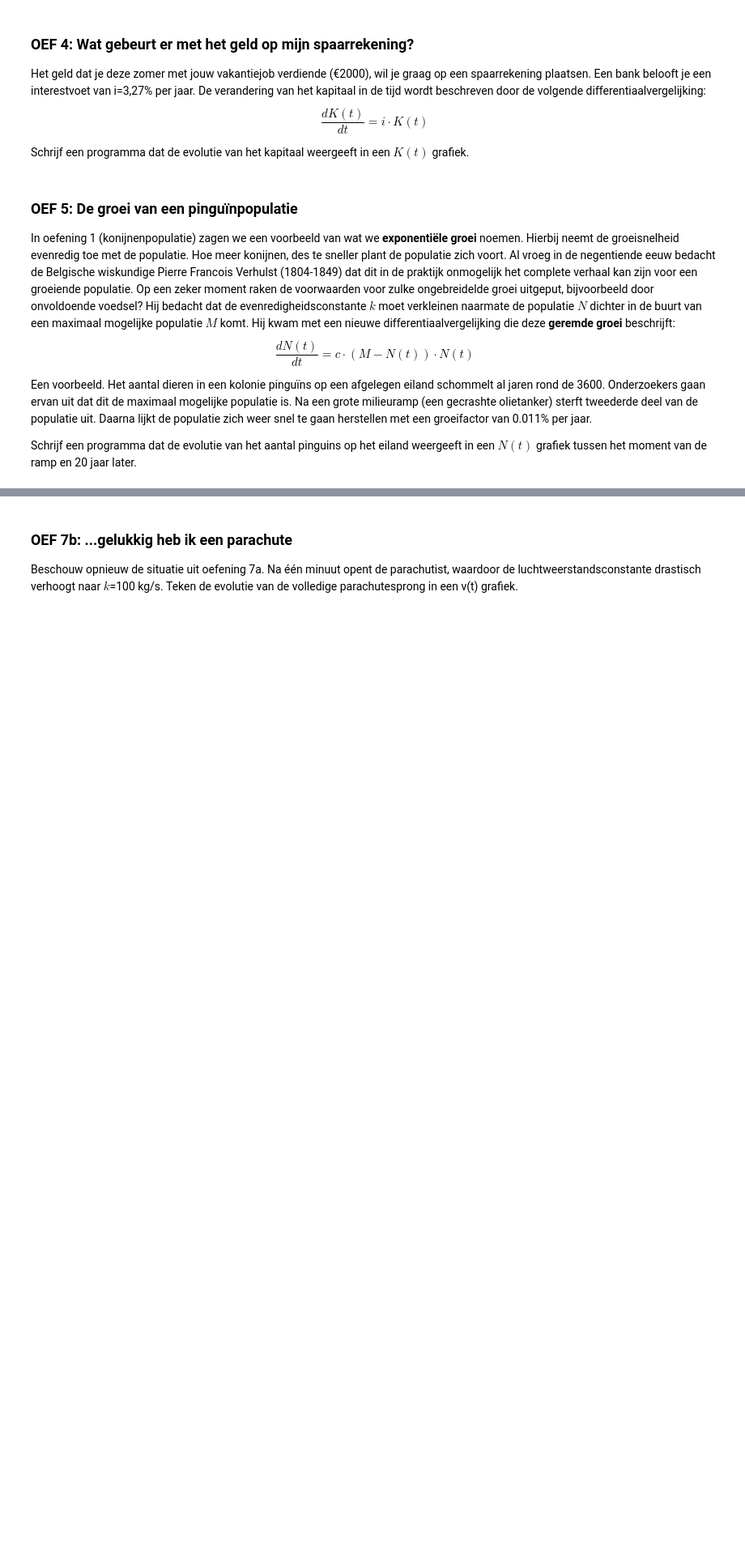
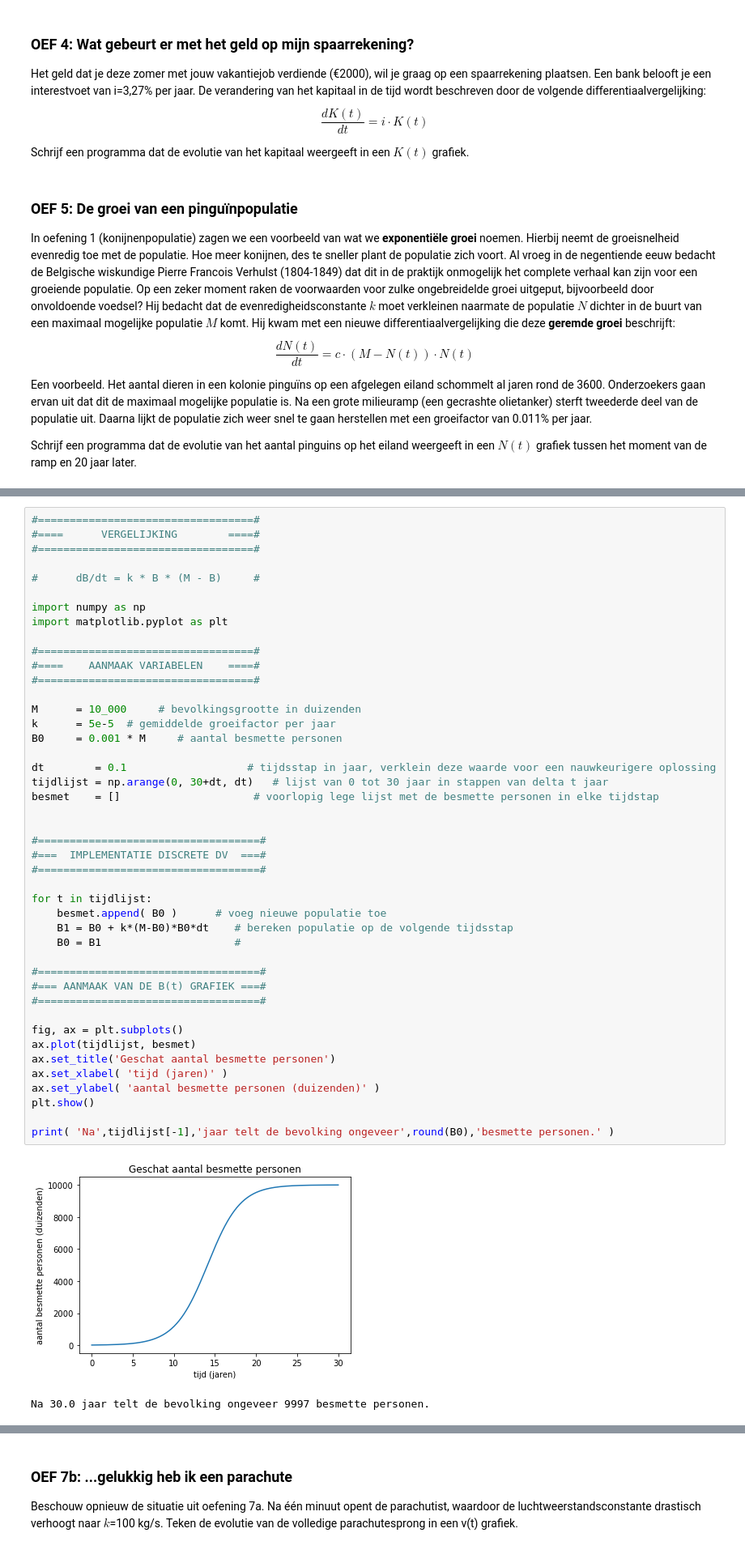
Before and after one commit to jonasvdw/IW_Teams, a Jupyter notebook: notebooks/P6_project1_differentiaalvergelijkingen-opl.ipynb, the cells around one changed output, grey strips where cells are left out. Shown: that part at 81% size. Cells and saved outputs as stored; diff of their text form; blank space fills up the shorter version.

```diff
--- a/notebooks/P6_project1_differentiaalvergelijkingen-opl.ipynb
+++ b/notebooks/P6_project1_differentiaalvergelijkingen-opl.ipynb
@@ -444,0 +450,47 @@ In een land met een bevolkingsgrootte van 10 miljoen breekt een besmettelijke zi
+# %%
+#==================================#
+#====      VERGELIJKING        ====#
+#==================================#
+
+#      dB/dt = k * B * (M - B)     #
+
+import numpy as np
+import matplotlib.pyplot as plt
+
+#==================================#
+#====    AANMAAK VARIABELEN    ====#
+#==================================#
+
+M      = 10_000     # bevolkingsgrootte in duizenden
+k      = 5e-5  # gemiddelde groeifactor per jaar
+B0     = 0.001 * M     # aantal besmette personen
+
+dt        = 0.1                   # tijdsstap in jaar, verklein deze waarde voor een nauwkeurigere oplossing
+tijdlijst = np.arange(0, 30+dt, dt)   # lijst van 0 tot 30 jaar in stappen van delta t jaar
+besmet    = []                     # voorlopig lege lijst met de besmette personen in elke tijdstap
+
+
+#===================================#
+#===  IMPLEMENTATIE DISCRETE DV  ===#
+#===================================#
+
+for t in tijdlijst:
+    besmet.append( B0 )      # voeg nieuwe populatie toe
+    B1 = B0 + k*(M-B0)*B0*dt    # bereken populatie op de volgende tijdsstap
+    B0 = B1                     #
+
+#===================================#
+#=== AANMAAK VAN DE B(t) GRAFIEK ===#
+#===================================#
+
+fig, ax = plt.subplots()
+ax.plot(tijdlijst, besmet)
+ax.set_title('Geschat aantal besmette personen')
+ax.set_xlabel( 'tijd (jaren)' )
+ax.set_ylabel( 'aantal besmette personen (duizenden)' )
+plt.show()
+
+print( 'Na',tijdlijst[-1],'jaar telt de bevolking ongeveer',round(B0),'besmette personen.' )
+# %% [output]
+[figure, added]
+Na 30.0 jaar telt de bevolking ongeveer 9997 besmette personen.
```
Also changed, not shown: parts of 6 cells of this notebook, 1 other file.
